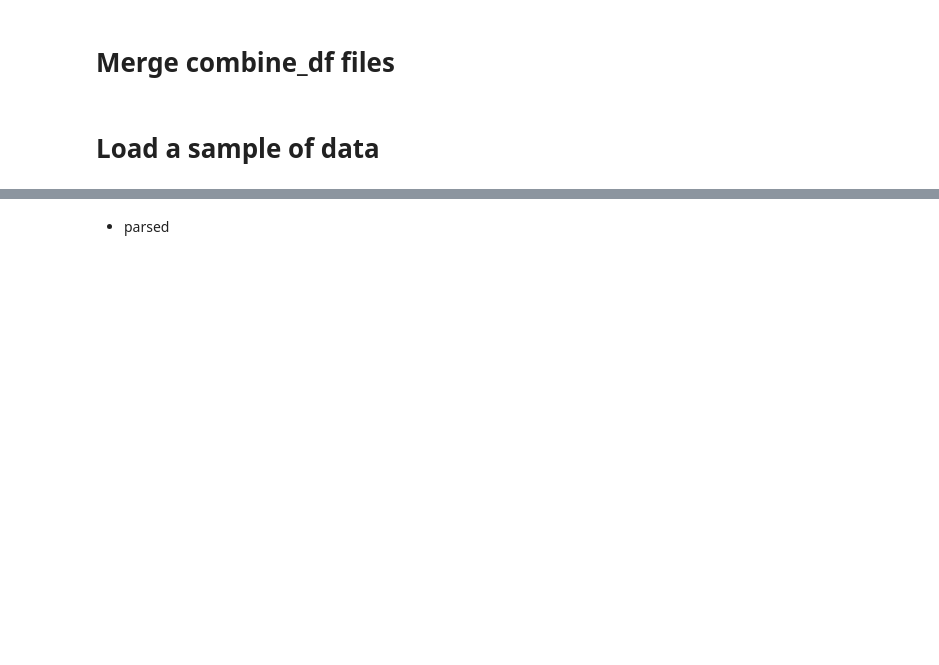
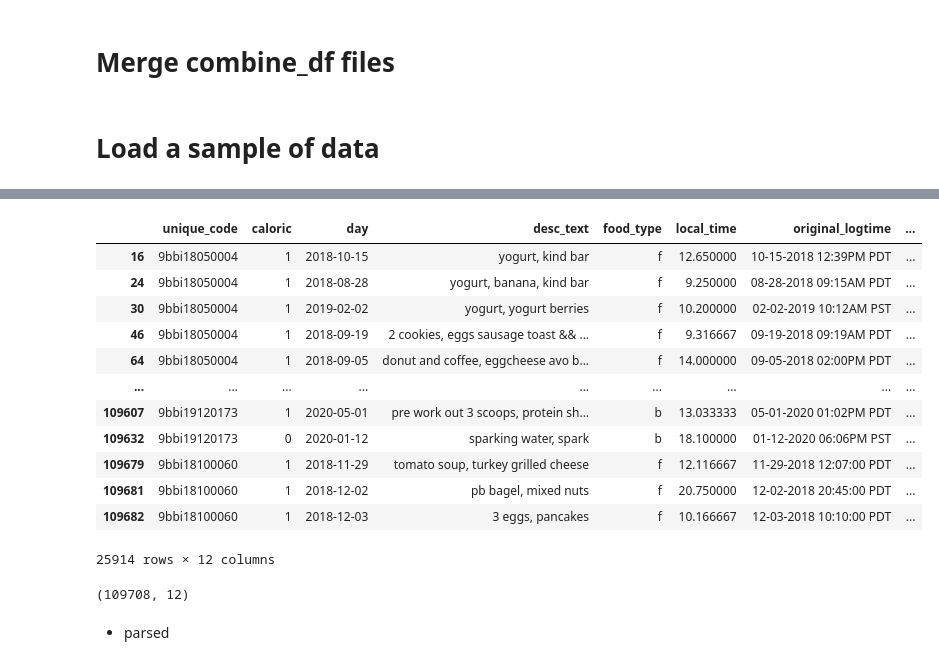
Before and after one commit to JoeyHou/food_parser, a Jupyter notebook: notebooks/2-search-parsed-items.ipynb, the cells around one changed output, grey strips where cells are left out. Saved outputs shown, nothing was run; the diff lists cells and outputs as text; code cells hidden in the pictures; blank space fills up the shorter version.

```diff
--- a/notebooks/2-search-parsed-items.ipynb
+++ b/notebooks/2-search-parsed-items.ipynb
@@ -70,0 +86,20 @@ True
+# %%
+firefighter_data.loc[firefighter_data.desc_text.str.contains(',')]
+# %% [output]
+|  | unique_code | caloric | day | desc_text | food_type | local_time | original_logtime | ... |
+| 16 | 9bbi18050004 | 1 | 2018-10-15 | yogurt, kind bar | f | 12.650000 | 10-15-2018 12:39PM PDT | ... |
+| 24 | 9bbi18050004 | 1 | 2018-08-28 | yogurt, banana, kind bar | f | 9.250000 | 08-28-2018 09:15AM PDT | ... |
+| 30 | 9bbi18050004 | 1 | 2019-02-02 | yogurt, yogurt berries | f | 10.200000 | 02-02-2019 10:12AM PST | ... |
+| 46 | 9bbi18050004 | 1 | 2018-09-19 | 2 cookies, eggs sausage toast && ... | f | 9.316667 | 09-19-2018 09:19AM PDT | ... |
+| 64 | 9bbi18050004 | 1 | 2018-09-05 | donut and coffee, eggcheese avo b... | f | 14.000000 | 09-05-2018 02:00PM PDT | ... |
+| ... | ... | ... | ... | ... | ... | ... | ... | ... |
+| 109607 | 9bbi19120173 | 1 | 2020-05-01 | pre work out 3 scoops, protein sh... | b | 13.033333 | 05-01-2020 01:02PM PDT | ... |
+| 109632 | 9bbi19120173 | 0 | 2020-01-12 | sparking water, spark | b | 18.100000 | 01-12-2020 06:06PM PST | ... |
+| 109679 | 9bbi18100060 | 1 | 2018-11-29 | tomato soup, turkey grilled cheese | f | 12.116667 | 11-29-2018 12:07:00 PDT | ... |
+| 109681 | 9bbi18100060 | 1 | 2018-12-02 | pb bagel, mixed nuts | f | 20.750000 | 12-02-2018 20:45:00 PDT | ... |
+| 109682 | 9bbi18100060 | 1 | 2018-12-03 | 3 eggs, pancakes | f | 10.166667 | 12-03-2018 10:10:00 PDT | ... |
+25914 rows × 12 columns
+# %%
+firefighter_data.shape
+# %% [output]
+(109708, 12)
```
Also changed, not shown: parts of 47 cells of this notebook, 3 other files.
